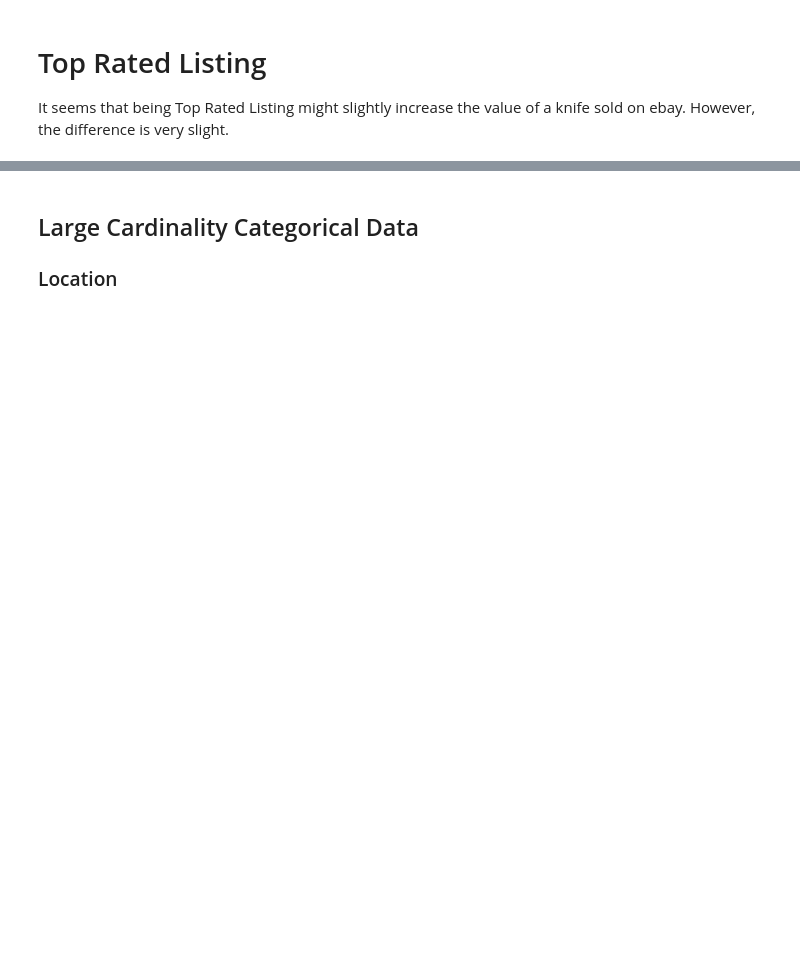
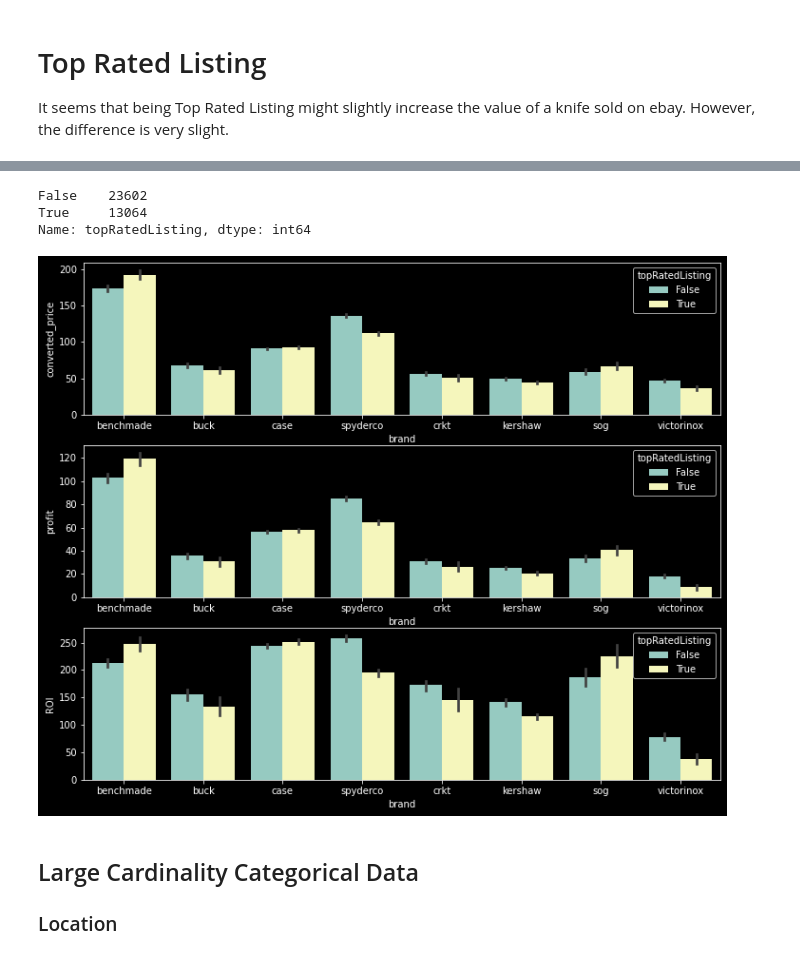
Before and after one commit to ddey117/Neural_Network_Predicting_Reseller_Success_Ebay, a Jupyter notebook: Data_Exploration.ipynb, the cells around one changed output, grey strips where cells are left out. Drawn from its saved outputs; the diff is of its cells as text; code cells hidden in the pictures; blank space fills up the shorter version.

```diff
--- a/Data_Exploration.ipynb
+++ b/Data_Exploration.ipynb
@@ -994,11 +1014,16 @@ plt.show();
 # %%
 display(aspect_df['topRatedListing'].value_counts())
 
 fig, axes  = plt.subplots(figsize=(12,10),nrows=3)
-sns.barplot(x= 'brand', y='converted_price', ax=axes[0],hue='topRatedListing',data=df_listed)
-sns.barplot(x= 'brand', y='profit', ax=axes[1],hue='topRatedListing',data=df_listed)
-sns.barplot(x= 'brand', y='ROI', ax=axes[2],hue='topRatedListing',data=df_listed)
+sns.barplot(x= 'brand', y='converted_price', ax=axes[0],hue='topRatedListing',data=aspect_df)
+sns.barplot(x= 'brand', y='profit', ax=axes[1],hue='topRatedListing',data=aspect_df)
+sns.barplot(x= 'brand', y='ROI', ax=axes[2],hue='topRatedListing',data=aspect_df)
 plt.show();
+# %% [output]
+False    23602
+True     13064
+Name: topRatedListing, dtype: int64
+[figure, added]
 # %% [markdown]
 ## Large Cardinality Categorical Data
 
```
Also changed, not shown: parts of 28 cells of this notebook, 13 other files.
